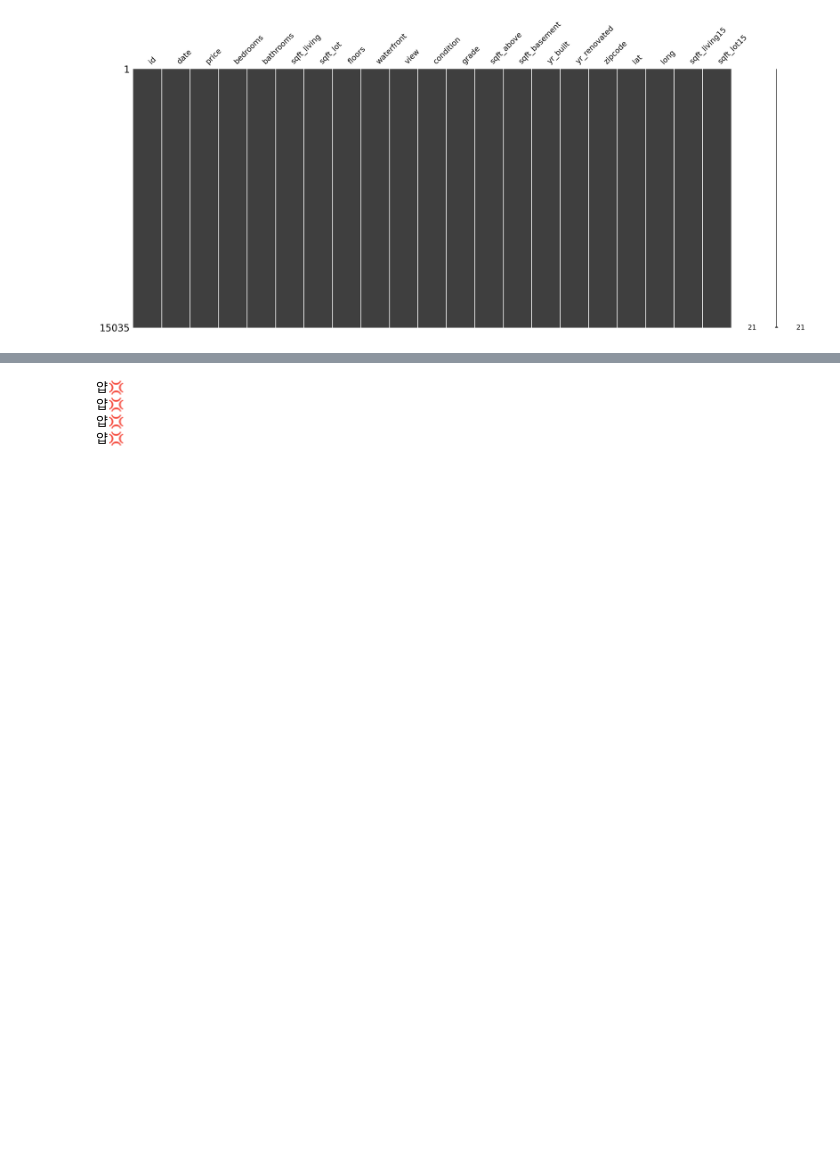
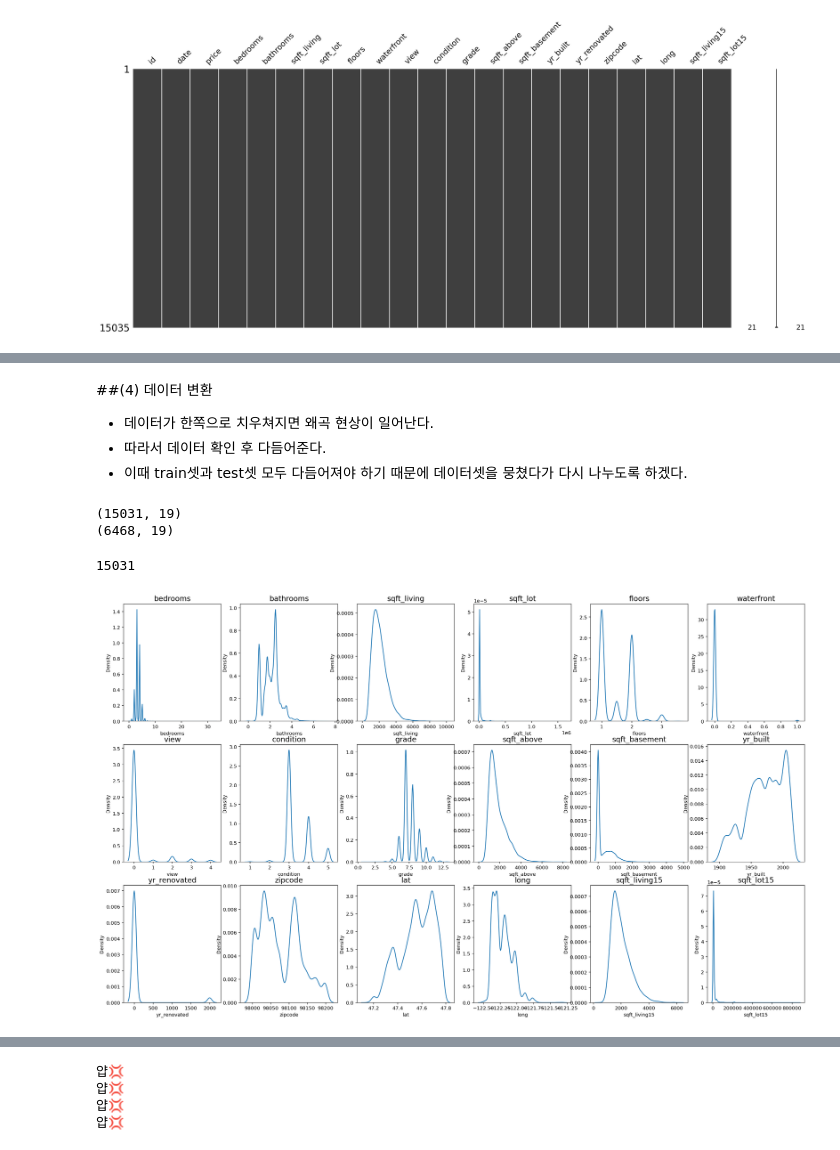
Before and after one commit to LAGABI44/AIFFEL_Study, a Jupyter notebook: Kaggle_House_Price_Prediction.ipynb, the cells around one changed output, grey strips where cells are left out. Drawn from its saved outputs; the diff is of its cells as text; code cells hidden in the pictures; blank space fills up the shorter version.

```diff
--- a/Kaggle_House_Price_Prediction.ipynb
+++ b/Kaggle_House_Price_Prediction.ipynb
@@ -271,0 +389,3 @@ ok
+# %%
+train = train[train['id'] != 6469]
+train = train[train['id'] != 5108]
@@ -418,6 +417,15 @@ KeyError: ignored
 # %%
-x['date'] = x['date'].apply(lambda i: i[:8]).astype("int")
+#date 컬럼 정리
+train['date'] = train['date'].apply(lambda i: i[:8]).astype("int")
 test['date'] = test['date'].apply(lambda i: i[:8]).astype("int")
 
-x.head()
+#id 컬럼 정리
+del train['id']
+del test['id']
+
+#price 컬럼 정리
+y = train['price']
+del train['price']
+
+print("컬럼 정리 완료!")
 # %% [output]
@@ -438,0 +433,33 @@ x.head()
+# %% [markdown]
+##(4) 데이터 변환
+- 데이터가 한쪽으로 치우쳐지면 왜곡 현상이 일어난다.
+- 따라서 데이터 확인 후 다듬어준다.
+- 이때 train셋과 test셋 모두 다듬어져야 하기 때문에 데이터셋을 뭉쳤다가 다시 나누도록 하겠다.
+# %%
+print(train.shape)
+print(test.shape)
+# %% [output]
+(15031, 19)
+(6468, 19)
+# %%
+train_len = len(train)
+plus = pd.concat((train, test), axis=0)
+
+print(len(train))
+# %% [output]
+15031
+# %%
+ig, ax = plt.subplots(3, 6, figsize=(25, 15))   # 가로스크롤 때문에 그래프 확인이 불편하다면 figsize의 x값을 조절해 보세요.
+
+# id 변수(count==0인 경우)는 제외하고 분포를 확인합니다.
+count = 1
+columns = plus.columns
+for row in range(3):
+    for col in range(6):
+        sns.kdeplot(data=plus[columns[count]], ax=ax[row][col])
+        ax[row][col].set_title(columns[count], fontsize=15)
+        count += 1
+        if count == 19 :
+            break
+# %% [output]
+[figure, added]
```
Also changed, not shown: parts of 45 cells of this notebook.
